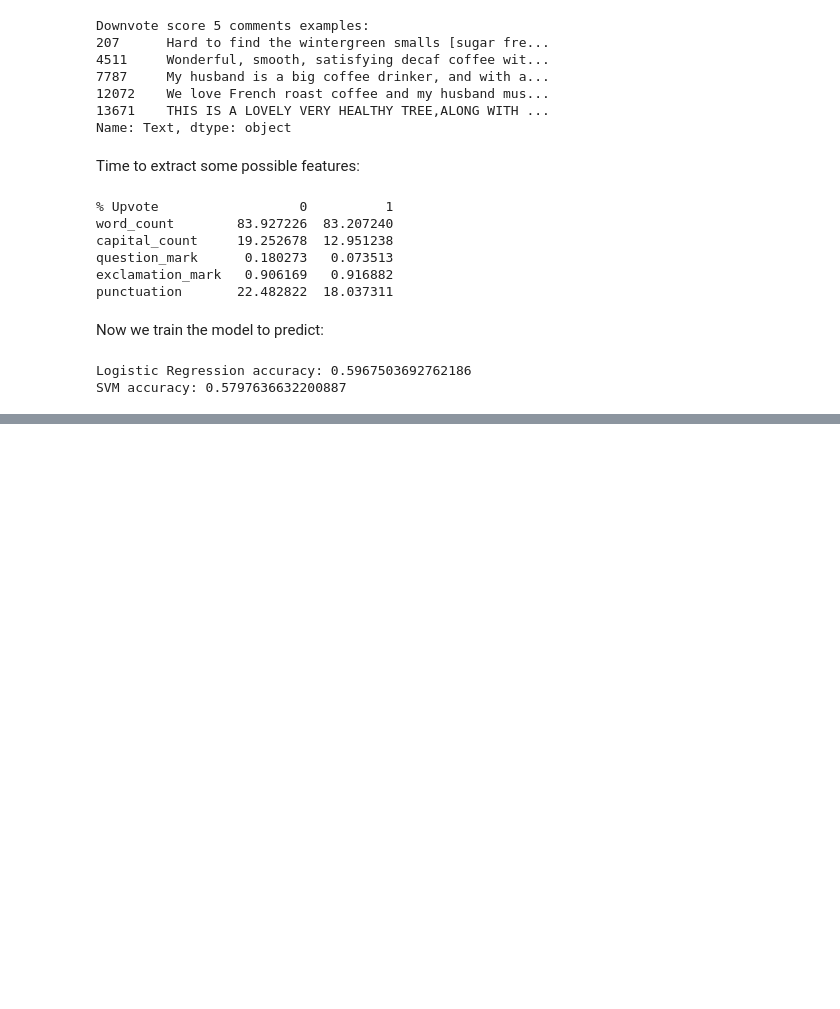
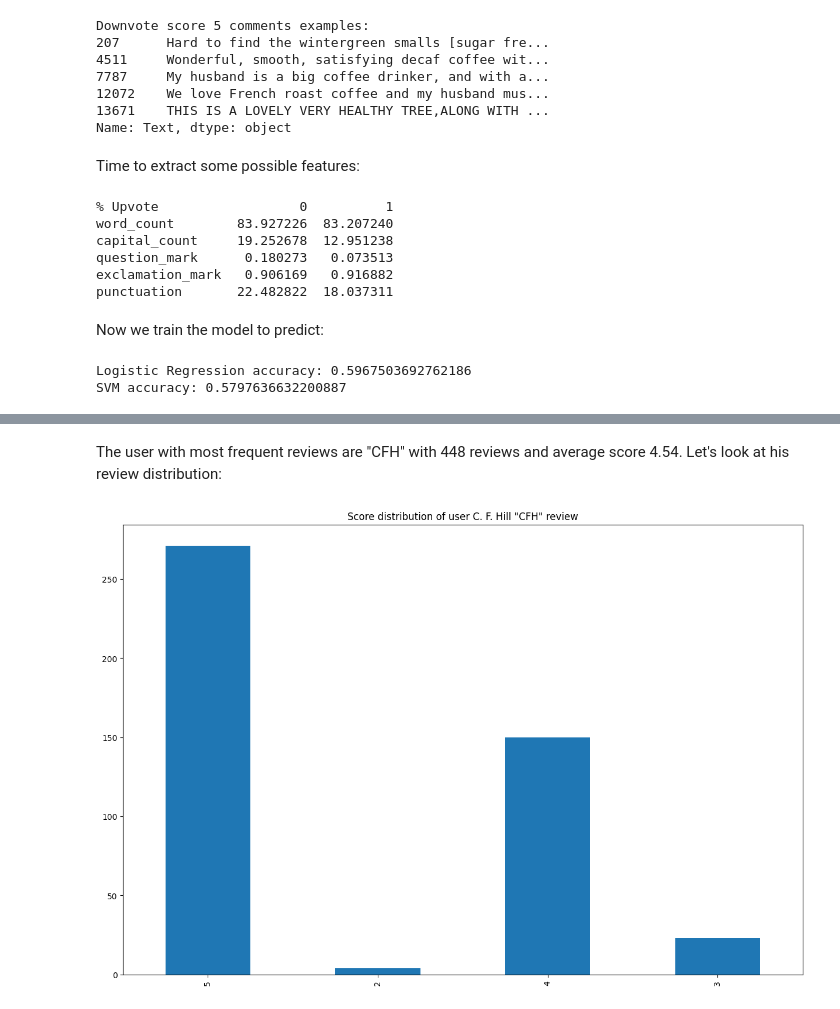
Before and after one commit to Vaibhav12301/Restaurant_Review_Sentimental-Analysis, a Jupyter notebook: Restaurant_Review_Sentimental_Analysis.ipynb, the cells around one changed output, grey strips where cells are left out. Drawn from its saved outputs; the diff is of its cells as text; code cells hidden in the pictures; blank space fills up the shorter version.

Commit message:
Plotted a graph on one of the users name CFH

```diff
--- a/Restaurant_Review_Sentimental_Analysis.ipynb
+++ b/Restaurant_Review_Sentimental_Analysis.ipynb
@@ -379,0 +407,11 @@ SVM accuracy: 0.5797636632200887
+# %% [markdown]
+The user with most frequent reviews are "CFH" with 448 reviews and average score 4.54. Let's look at his review distribution:
+# %%
+def plot_user(UserId):
+  df_1user = odf[odf['UserId'] == UserId]['Score']
+  df_1user_plot = df_1user.value_counts(sort=False)
+  ax = df_1user_plot.plot(kind = 'bar', figsize = (15, 10), title = 'Score distribution of user {} review'.format(odf[odf['UserId'] == UserId]['ProfileName'].iloc[0]))
+
+plot_user('A3OXHLG6DIBRW8')
+# %% [output]
+[figure, added]
```
Also changed, not shown: parts of 4 cells of this notebook.
